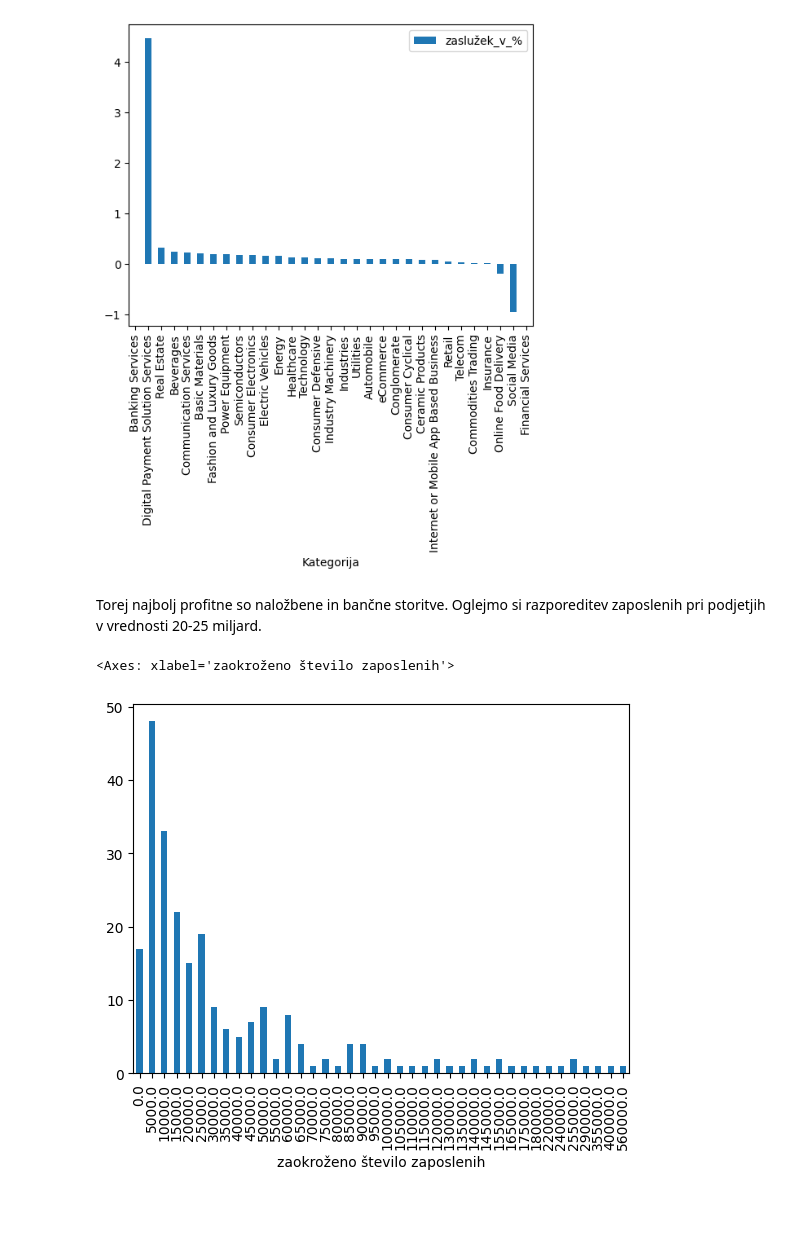
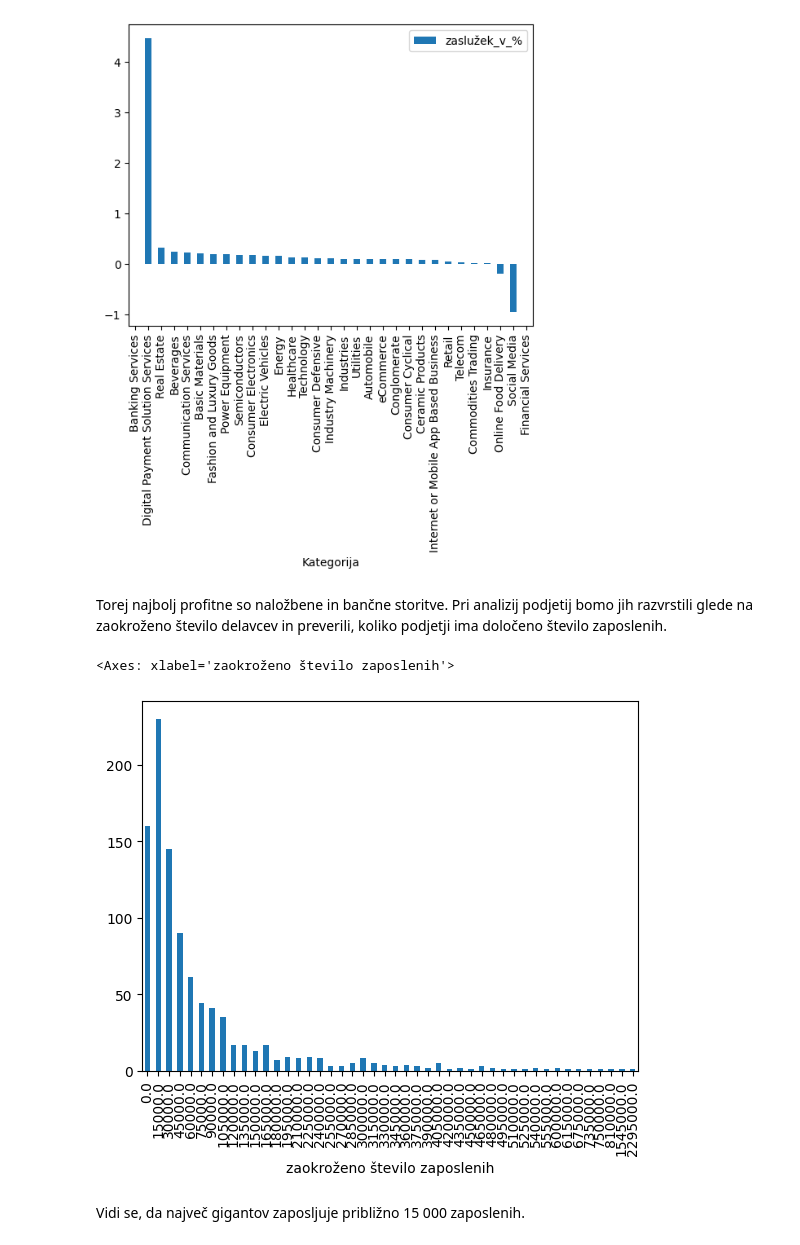
Before and after one commit to AnzeKriznar/Projektna-naloga, a Jupyter notebook: Analiza.ipynb, the cells around one changed output. Saved outputs shown, nothing was run; the diff lists cells and outputs as text; code cells hidden in the pictures; blank space fills up the shorter version.

```diff
--- a/Analiza.ipynb
+++ b/Analiza.ipynb
@@ -113,15 +113,17 @@ povprecje_po_kategorijah.plot.bar()
 # %% [output]
 <Axes: xlabel='Kategorija'>
 [figure]
-# %% [markdown]
-Torej najbolj profitne so naložbene in bančne storitve. Oglejmo si razporeditev zaposlenih pri podjetjih v vrednosti 20-25 miljard.
+# %% [markdown]
+Torej najbolj profitne so naložbene in bančne storitve. Pri analizij podjetij bomo jih razvrstili glede na zaokroženo število delavcev in preverili, koliko podjetji ima določeno število zaposlenih.
 # %%
-podjetja['zaokroženo število zaposlenih'] = round(podjetja['Število zaposlenih'] / 5000) * 5000
-stevilo_podjetji_po_zaposlenih = podjetja[podjetja['Tržna kapitalzicija Dec-25-2022 (Billion $)']<25].groupby(by=['zaokroženo število zaposlenih']).size()
+podjetja['zaokroženo število zaposlenih'] = round(podjetja['Število zaposlenih'] / 15000) * 15000
+stevilo_podjetji_po_zaposlenih = podjetja.groupby(by=['zaokroženo število zaposlenih']).size()
 stevilo_podjetji_po_zaposlenih.plot.bar()
 # %% [output]
 <Axes: xlabel='zaokroženo število zaposlenih'>
-[figure, old version]
+[figure, new version]
+# %% [markdown]
+Vidi se, da največ gigantov zaposljuje približno 15 000 zaposlenih.
 # %% [markdown]
 # Zaključek
 
```
Also changed, not shown: parts of 10 cells of this notebook.
